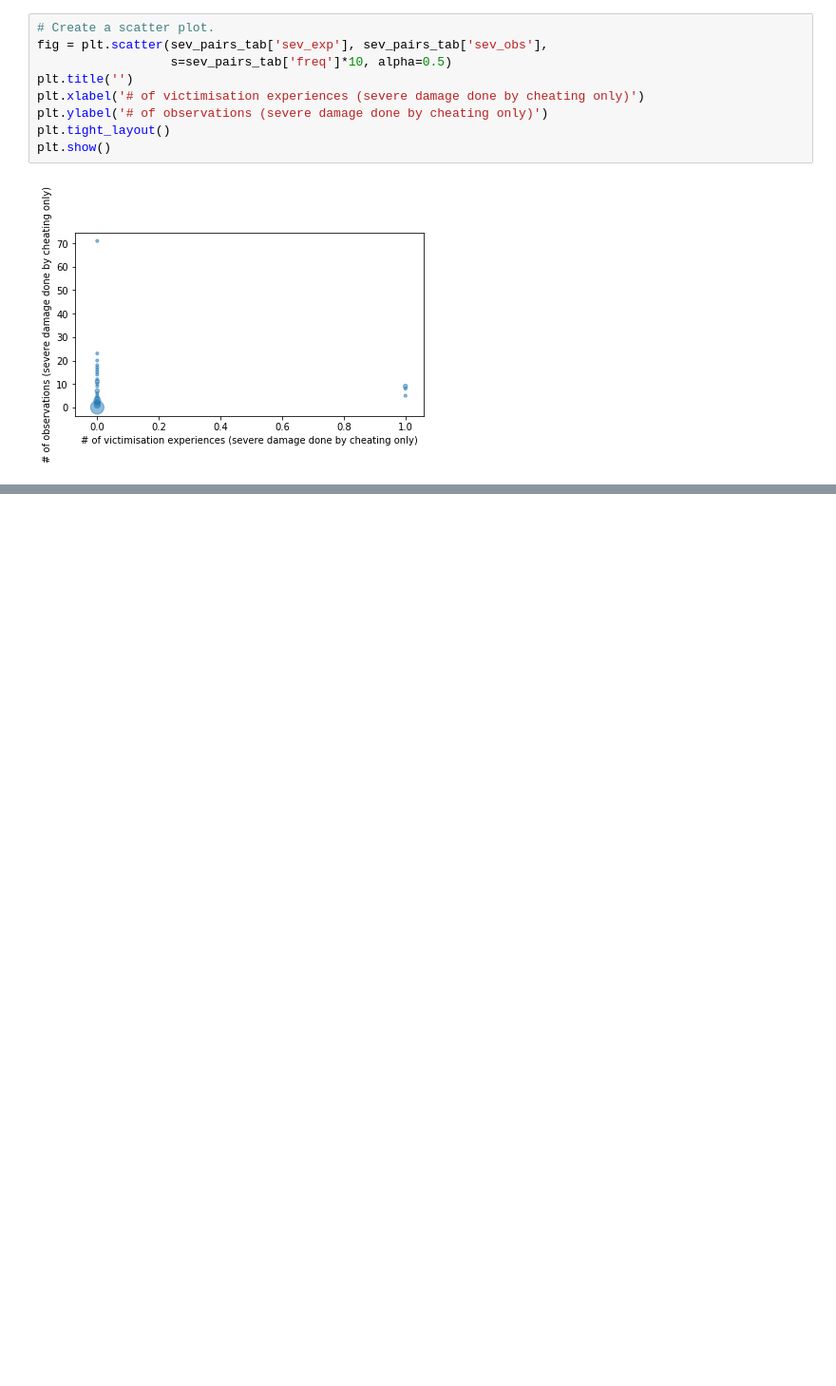
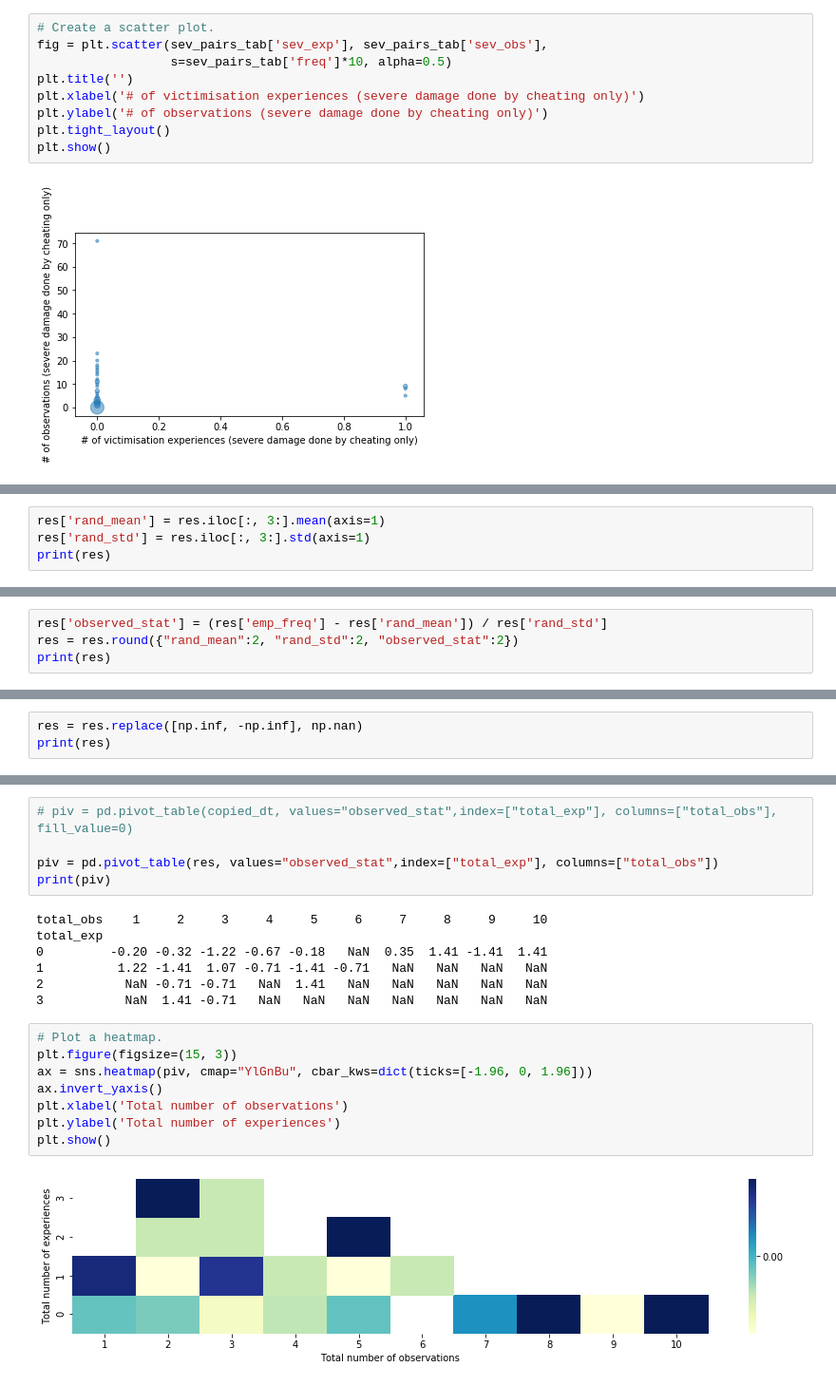
Before and after one commit to social-research/cheating, a Jupyter notebook: 06-combine-two-mechanisms.ipynb, the cells around one changed output, grey strips where cells are left out. Shown: that part at 95% size. Cells and saved outputs as stored; diff of their text form; blank space fills up the shorter version.

```diff
--- a/06-combine-two-mechanisms.ipynb
+++ b/06-combine-two-mechanisms.ipynb
@@ -510,0 +392,4 @@ plt.show()
+# %%
+res['rand_mean'] = res.iloc[:, 3:].mean(axis=1)
+res['rand_std'] = res.iloc[:, 3:].std(axis=1)
+print(res)
@@ -510,0 +414,4 @@ plt.show()
+# %%
+res['observed_stat'] = (res['emp_freq'] - res['rand_mean']) / res['rand_std']
+res = res.round({"rand_mean":2, "rand_std":2, "observed_stat":2})
+print(res)
@@ -510,0 +436,3 @@ plt.show()
+# %%
+res = res.replace([np.inf, -np.inf], np.nan)
+print(res)
@@ -510,0 +457,22 @@ plt.show()
+# %%
+# piv = pd.pivot_table(copied_dt, values="observed_stat",index=["total_exp"], columns=["total_obs"], fill_value=0)
+
+piv = pd.pivot_table(res, values="observed_stat",index=["total_exp"], columns=["total_obs"])
+print(piv)
+# %% [output]
+total_obs    1     2     3     4     5     6     7     8     9     10
+total_exp
+0         -0.20 -0.32 -1.22 -0.67 -0.18   NaN  0.35  1.41 -1.41  1.41
+1          1.22 -1.41  1.07 -0.71 -1.41 -0.71   NaN   NaN   NaN   NaN
+2           NaN -0.71 -0.71   NaN  1.41   NaN   NaN   NaN   NaN   NaN
+3           NaN  1.41 -0.71   NaN   NaN   NaN   NaN   NaN   NaN   NaN
+# %%
+# Plot a heatmap.
+plt.figure(figsize=(15, 3))
+ax = sns.heatmap(piv, cmap="YlGnBu", cbar_kws=dict(ticks=[-1.96, 0, 1.96]))
+ax.invert_yaxis()
+plt.xlabel('Total number of observations')
+plt.ylabel('Total number of experiences')
+plt.show()
+# %% [output]
+[figure, added]
```
Also changed, not shown: parts of 26 cells of this notebook, 10 other files.
